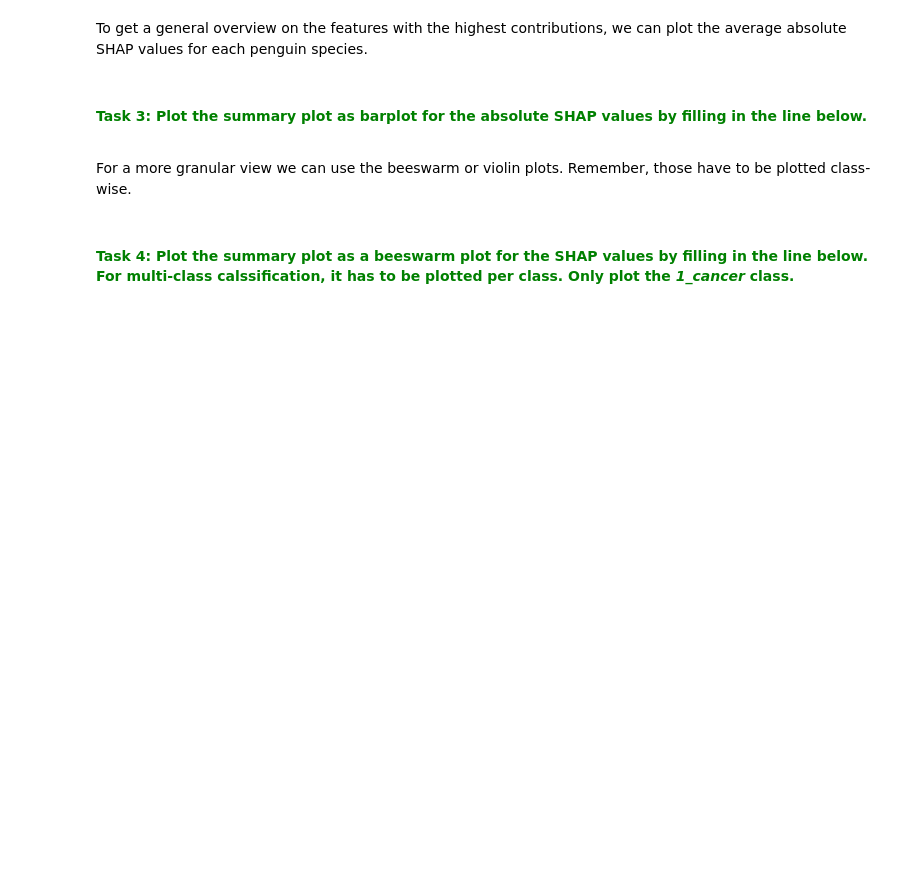
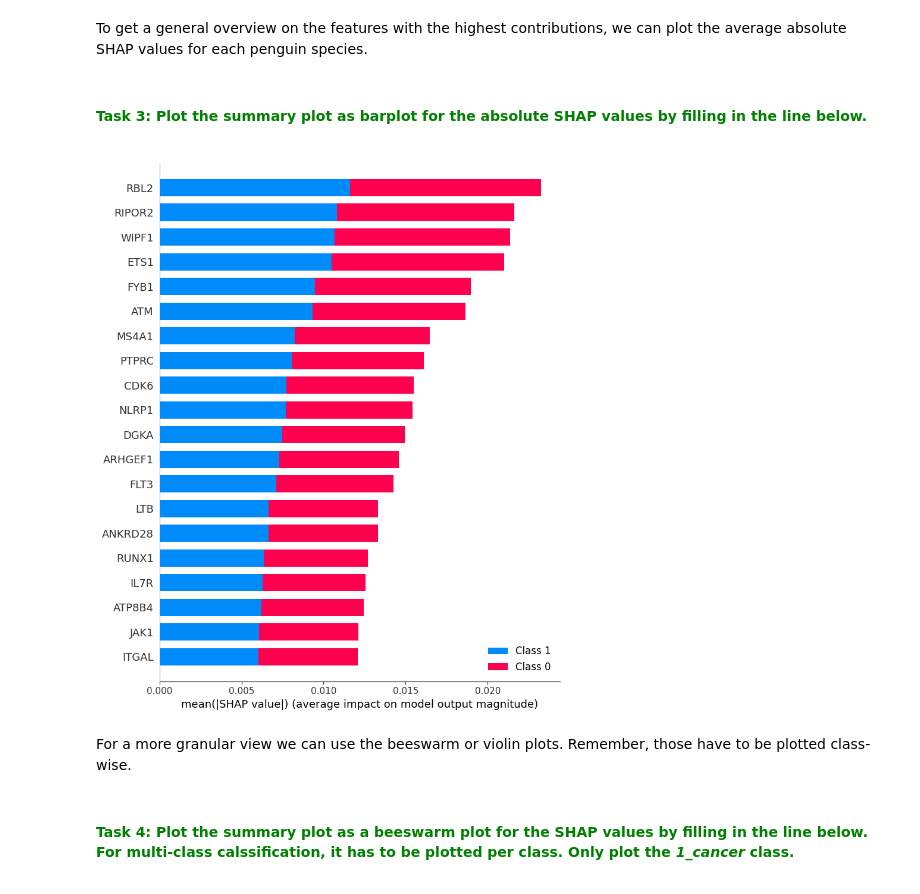
Before and after one commit to HelmholtzAI-Consultants-Munich/XAI-Tutorials, a Jupyter notebook: 5-Tutorial_XAI_for_RandomForests.ipynb, the cells around one changed output. Saved outputs shown, nothing was run; the diff lists cells and outputs as text; code cells hidden in the pictures; blank space fills up the shorter version.

```diff
--- a/5-Tutorial_XAI_for_RandomForests.ipynb
+++ b/5-Tutorial_XAI_for_RandomForests.ipynb
@@ -281,8 +285,8 @@ In the [3-Tutorial_SHAP.ipynb](./3-Tutorial_SHAP.ipynb) notebook you, were intro
 #### Task 2: Run SHAP on the trained Random Forest model for the training data. Therefore, define the appropriate explainer and calculate the SHAP values by filling in the lines below.
 # %%
 # run SHAP
-explainer = ...
-shap_values = ...
+explainer = shap.TreeExplainer(model=rf, data=shap.maskers.Independent(X_train, max_samples=len(X_train)), model_output="probability")
+shap_values = explainer(X_train)
 
 # get original unscaled feature values
 shap_values.data = X_train.round(4)
@@ -312,3 +317,10 @@ shap.summary_plot(...)
+# %%
+shap.summary_plot(
+    shap_values.values,
+    shap_values.data,
+    plot_type='bar')
+# %% [output]
+[figure, added]
 # %% [markdown]
 For a more granular view we can use the beeswarm or violin plots. Remember, those have to be plotted class-wise.
 # %% [markdown]
```
Also changed, not shown: parts of 14 cells of this notebook, 4 other files.
